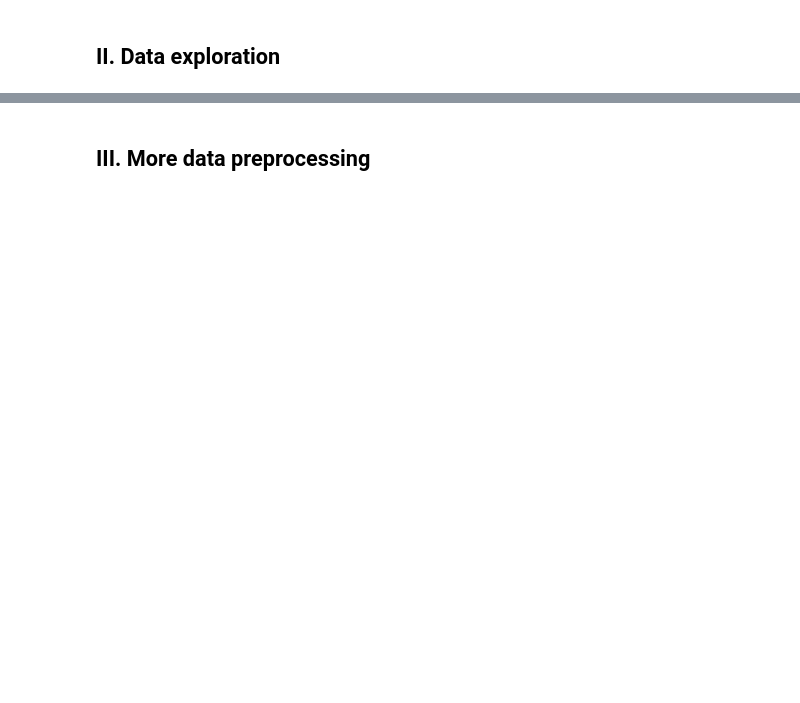
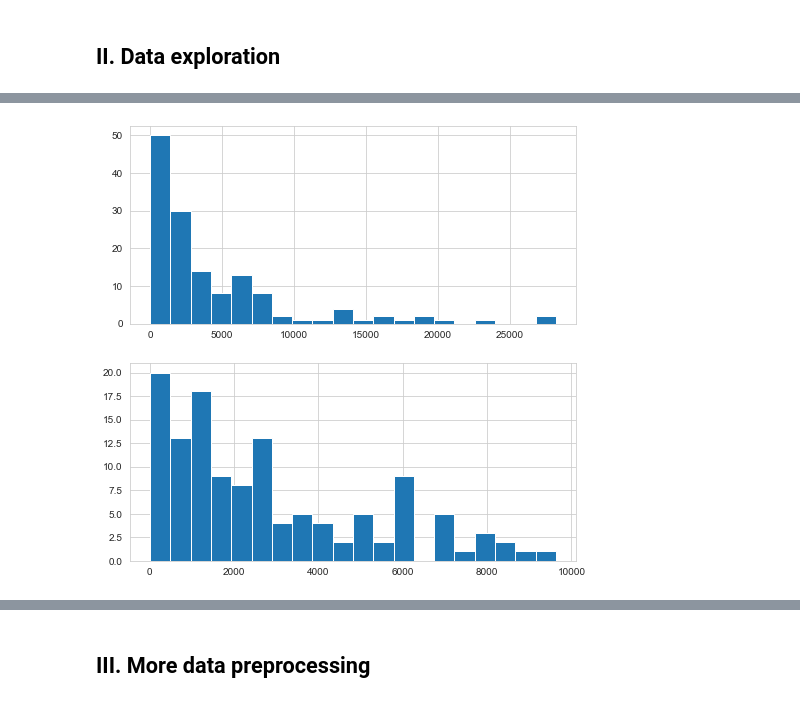
Before and after one commit to 404notfound-erdosbootcampproject/reddit_analysis, a Jupyter notebook: Multi-Linear Reg-scaled.ipynb, the cells around one changed output, grey strips where cells are left out. Drawn from its saved outputs; the diff is of its cells as text; code cells hidden in the pictures; blank space fills up the shorter version.

```diff
--- a/Multi-Linear Reg-scaled.ipynb
+++ b/Multi-Linear Reg-scaled.ipynb
@@ -53,0 +58,11 @@ plt.show()
+# %%
+plt.figure(figsize = (8,8))
+plt.subplot(2,1,1)
+plt.hist(Submissions_df.num_comments, bins = 20, density = False)
+plt.subplot(2,1,2)
+plt.hist(Submissions_df[Submissions_df.num_comments < 10000].num_comments, bins = 20, density = False)
+
+
+plt.show()
+# %% [output]
+[figure, added]
```
Also changed, not shown: parts of 44 cells of this notebook.
